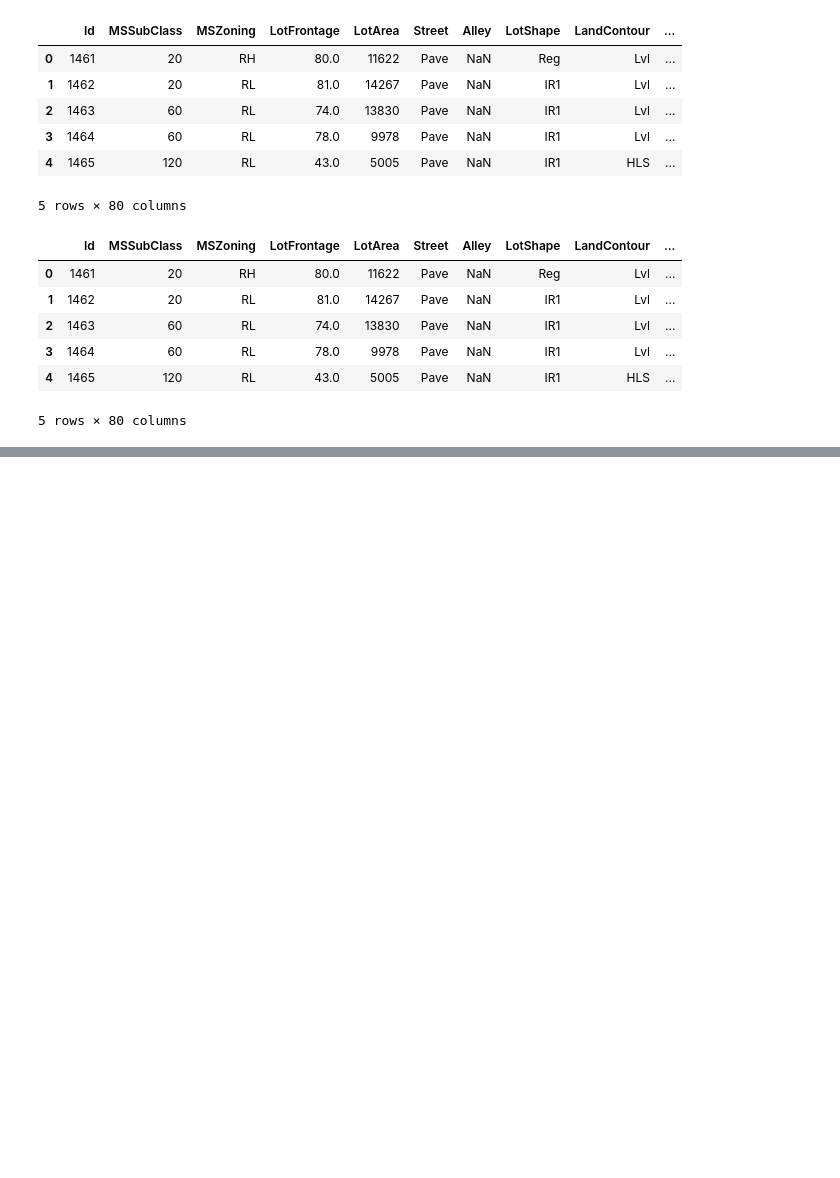
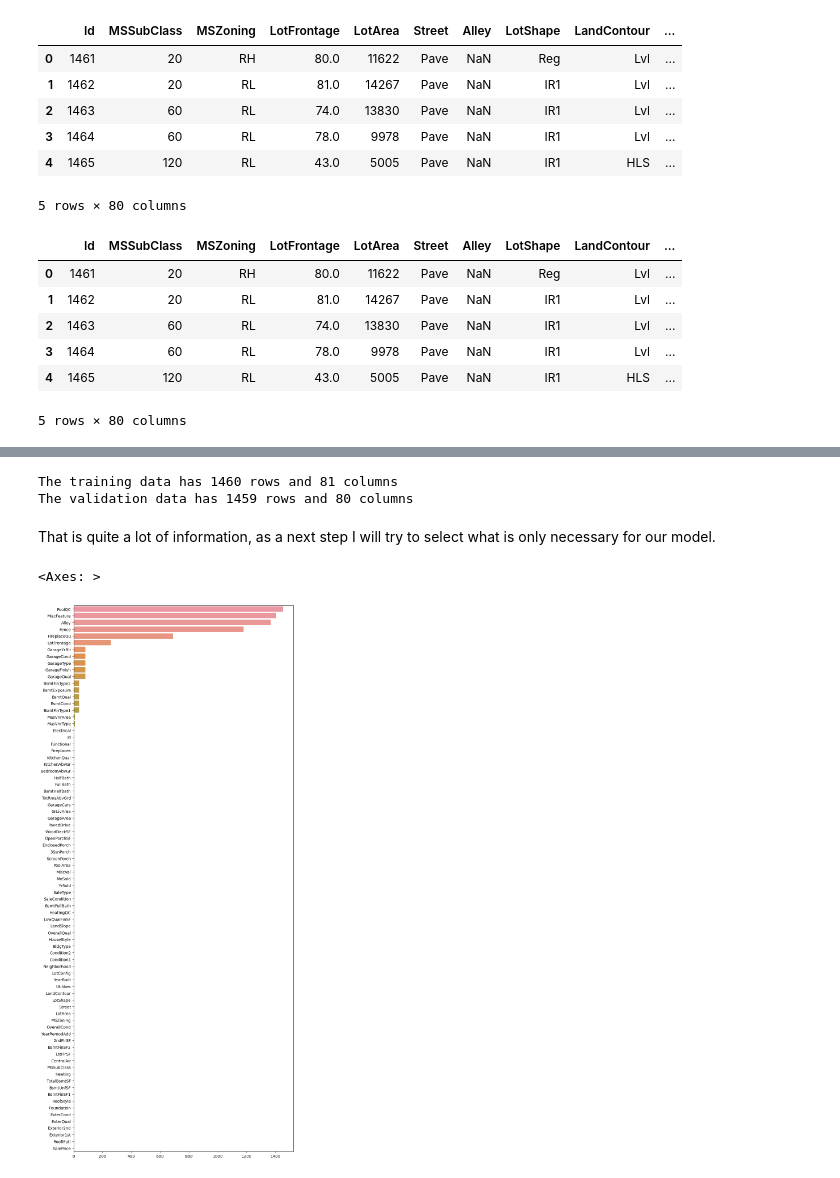
Before and after one commit to DKF-92/Machine-Learning-Comp, a Jupyter notebook: Housing_Dataset/housing_NB.ipynb, the cells around one changed output, grey strips where cells are left out. Saved outputs shown, nothing was run; the diff lists cells and outputs as text; code cells hidden in the pictures; blank space fills up the shorter version.

Commit message:
Section for null values

```diff
--- a/Housing_Dataset/housing_NB.ipynb
+++ b/Housing_Dataset/housing_NB.ipynb
@@ -3,11 +3,20 @@
 # %%
 # Imports Libraries, ect
 import matplotlib.pyplot as plt
-from sklearn.model_selection import train_test_split
+import seaborn as sns
+
+from sklearn.model_selection import train_test_split, cross_val_score
 from sklearn.metrics import mean_squared_error as MSE
+from sklearn.linear_model import LinearRegression
+from sklearn.ensemble import RandomForestRegressor, GradientBoostingRegressor
+from sklearn.compose import ColumnTransformer
+from sklearn.pipeline import Pipeline
+from sklearn.impute import SimpleImputer
+from sklearn.preprocessing import OneHotEncoder
+
 import xgboost as xg
-from sklearn.linear_model import LinearRegression
-from sklearn.ensemble import RandomForestRegressor
+
+sns.set_style('darkgrid')
 
 import tensorflow as tf
 from tensorflow import keras
@@ -16,6 +25,7 @@ from tensorflow.keras.layers import Dense, Dropout
 from tensorflow.keras.regularizers import l1_l2
 from tensorflow.keras.callbacks import EarlyStopping
 
+
 dict_acc = {}
 
 import pandas as pd
@@ -47,0 +91,20 @@ df_test.head()
+# %%
+r,c = df_train.shape
+print('The training data has {} rows and {} columns'.format(r,c))
+r,c = df_test.shape
+print('The validation data has {} rows and {} columns'.format(r,c))
+# %% [output]
+The training data has 1460 rows and 81 columns
+The validation data has 1459 rows and 80 columns
+# %% [markdown]
+That is quite a lot of information, as a next step I will try to select what is only necessary for our model.
+# %%
+# Plotting Null values
+plt.figure(figsize=(10,25))
+
+null_vals = df_train.isnull().sum().sort_values(ascending=False)
+
+sns.barplot(x=null_vals, y=null_vals.index, orient='h')
+# %% [output]
+<Axes: >
+[figure, added]
```
Also changed, not shown: parts of 3 cells of this notebook.
